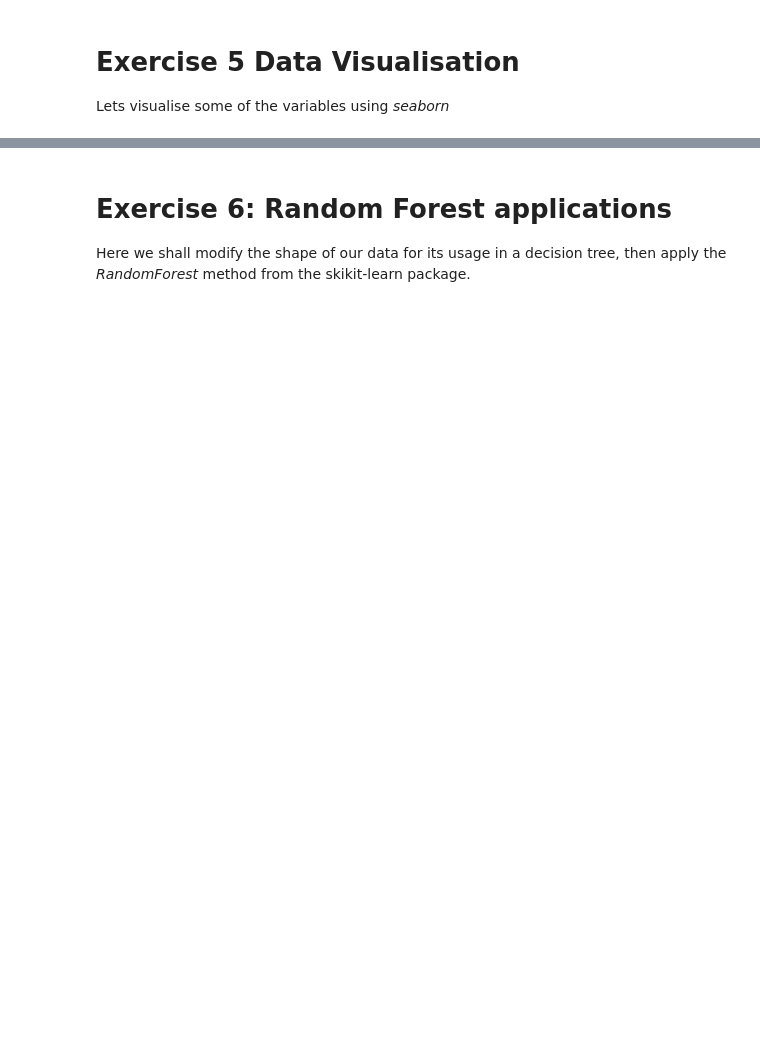
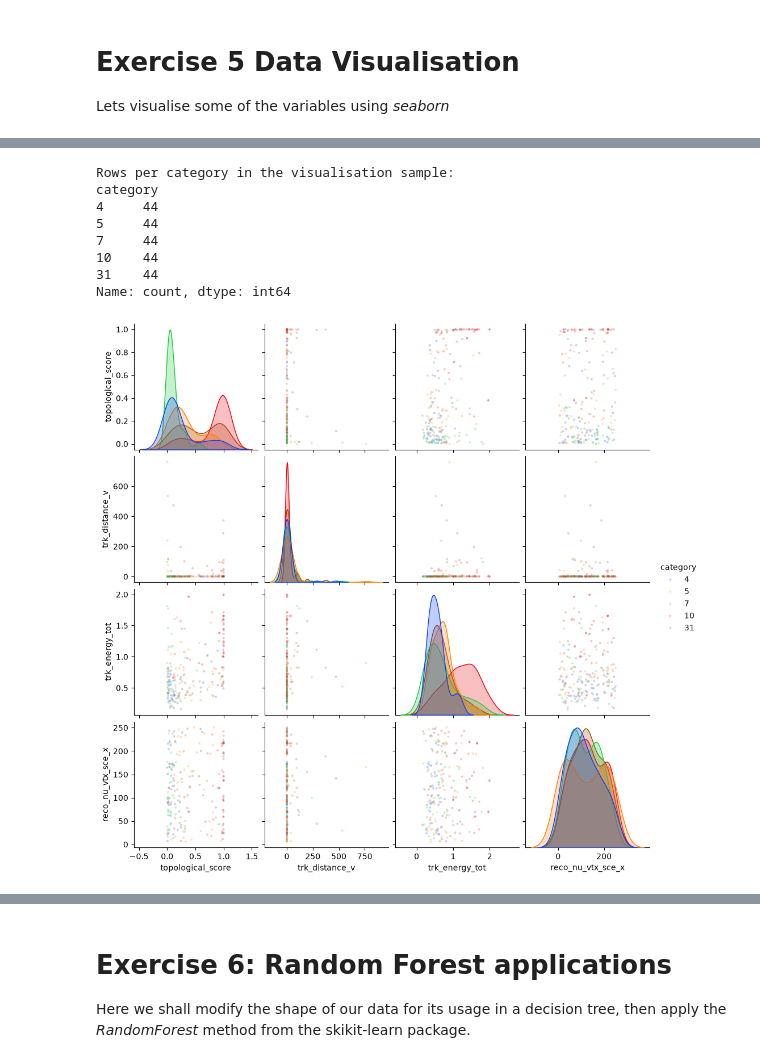
Before and after one commit to BouillieAnonymous/MicroBooNE_lab, a Jupyter notebook: MainAnalysis_template.ipynb, the cells around one changed output, grey strips where cells are left out. Saved outputs shown, nothing was run; the diff lists cells and outputs as text; code cells hidden in the pictures; blank space fills up the shorter version.

Commit message:
Update analysis with balanced training and energy cut scans

```diff
--- a/MainAnalysis_template.ipynb
+++ b/MainAnalysis_template.ipynb
@@ -151,0 +208,37 @@ ptype_no_mu = [r"mid ID", r"Out Fid. Vol.", r"EXT", r"$\nu_e$ CC", r"$\nu$ NC"]
+# %%
+# Create a balanced sample for visualisation only.
+background_counts = MC_EXT_VIS_background['category'].value_counts()
+rows_per_category = min(1000, int(background_counts.min())) if not background_counts.empty else 0
+
+if rows_per_category == 0:
+    raise ValueError('No background rows available. Run the preceding Exercise 5 cells first.')
+
+background_balanced = pd.concat([
+    group.sample(n=rows_per_category, random_state=1)
+    for _, group in MC_EXT_VIS_background.groupby('category', sort=True)
+], ignore_index=True)
+
+print('Rows per category in the visualisation sample:')
+print(background_balanced['category'].value_counts().sort_index())
+
+background_variables = [name for name in variable_list if name != 'category']
+fig_background_clear = sns.pairplot(
+    background_balanced[background_variables + ['category']],
+    vars=background_variables,
+    hue='category',
+    palette=category_palette,
+    diag_kind='kde',
+    plot_kws={'s': 8, 'alpha': 0.25},
+    diag_kws={'fill': True, 'alpha': 0.25, 'warn_singular': False}
+)
+plt.show()
+# %% [output]
+Rows per category in the visualisation sample:
+category
+4     44
+5     44
+7     44
+10    44
+31    44
+Name: count, dtype: int64
+[figure, added]
```
Also changed, not shown: parts of 35 cells of this notebook, 5 other files.
